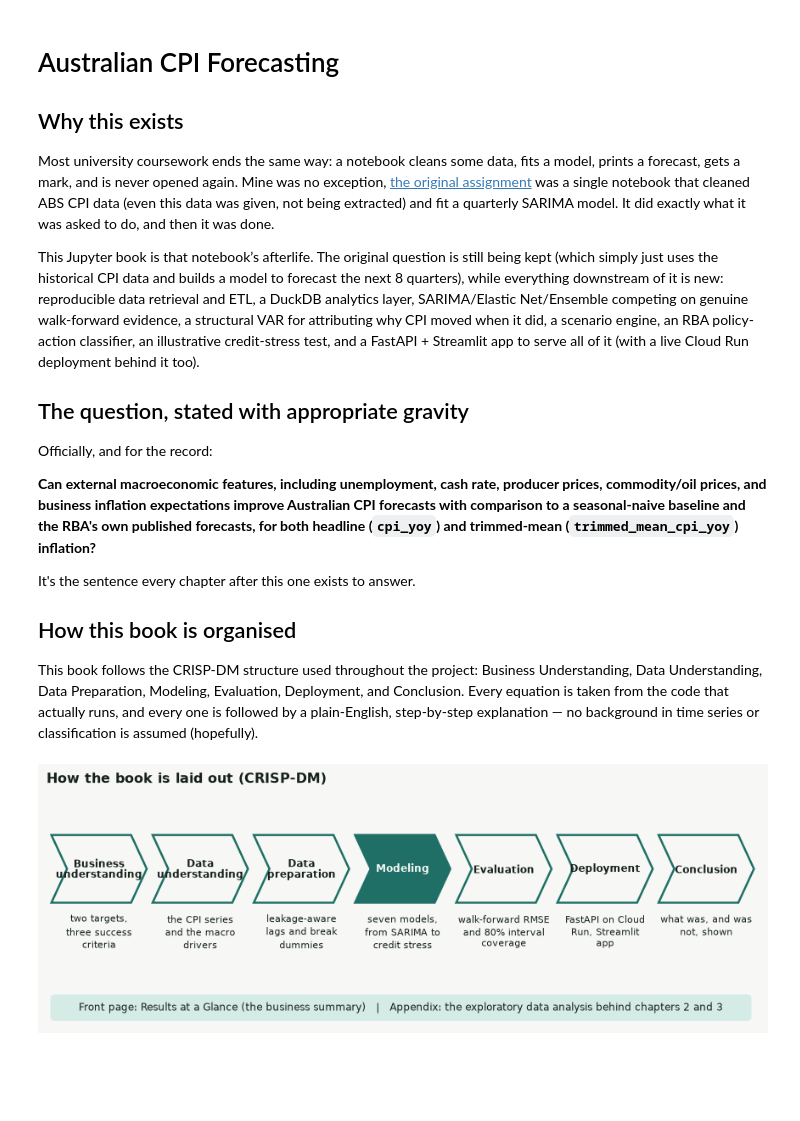
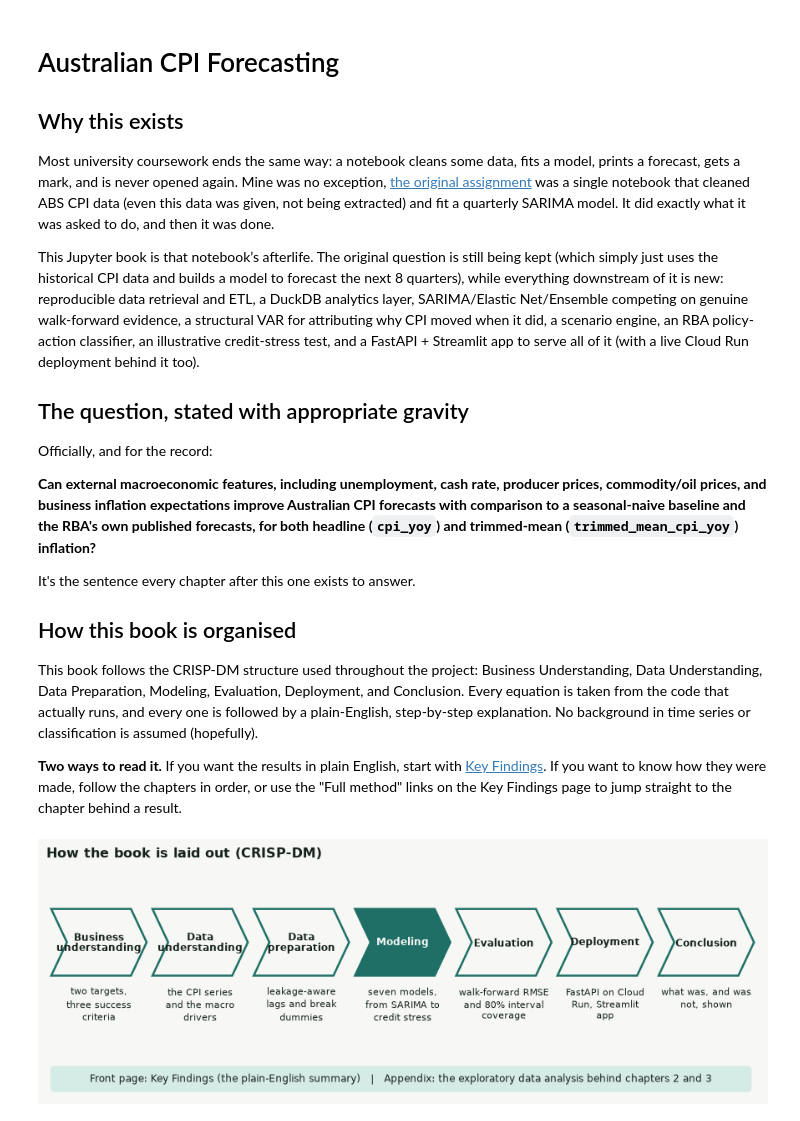
Before and after one commit to JuanVu1810/Australian-CPI-Forecast, a Jupyter notebook: book/australian_cpi_forecasting/intro.ipynb, the cells around one changed output. Cells and saved outputs as stored; diff of their text form; code cells hidden in the pictures; blank space fills up the shorter version.

````diff
--- a/book/australian_cpi_forecasting/intro.ipynb
+++ b/book/australian_cpi_forecasting/intro.ipynb
@@ -29,8 +29,9 @@ This book follows the CRISP-DM structure used throughout the project:
 Business Understanding, Data Understanding, Data Preparation, Modeling,
 Evaluation, Deployment, and Conclusion. Every equation is taken from the
 code that actually runs, and every one is followed by a plain-English,
-step-by-step explanation — no background in time series or classification
-is assumed (hopefully).
+step-by-step explanation. No background in time series or classification is assumed (hopefully).
+
+**Two ways to read it.** If you want the results in plain English, start with [Key Findings](00_results_at_a_glance). If you want to know how they were made, follow the chapters in order, or use the "Full method" links on the Key Findings page to jump straight to the chapter behind a result.
 # %%
 import sys, warnings
 from pathlib import Path
@@ -74,35 +75,35 @@ stages = [
     ("1", "Business\nunderstanding", "two targets, three success criteria"),
     ("2", "Data\nunderstanding", "the CPI series and the macro drivers"),
     ("3", "Data\npreparation", "leakage-aware lags and break dummies"),
     ("4", "Modeling", "seven models, from SARIMA to credit stress"),
     ("5", "Evaluation", "walk-forward RMSE and 80% interval coverage"),
     ("6", "Deployment", "FastAPI on Cloud Run, Streamlit app"),
     ("7", "Conclusion", "what was, and was not, shown"),
 ]
 fig, ax = plt.subplots(figsize=(9.2, 3.3))
 ax.set_xlim(0, 14.6)
 ax.set_ylim(-0.6, 4.6)
 ax.axis("off")
 w, gap, top = 1.95, 0.12, 3.6
 for i, (num, name, blurb) in enumerate(stages):
     x = 0.1 + i * (w + gap)
     tip = 0.32
     face = ACCENT if num == "4" else PAPER
     edge = ACCENT
     ax.add_patch(Polygon([(x, top), (x + w - tip, top), (x + w, top - 0.75), (x + w - tip, top - 1.5), (x, top - 1.5),
                           (x + tip, top - 0.75)], closed=True, facecolor=face, edgecolor=edge, linewidth=1.8))
     ax.text(x + w / 2, top - 0.75, name, ha="center", va="center", fontsize=8.6, fontweight="bold",
             color=PAPER if num == "4" else INK, linespacing=1.15)
     ax.text(x + w / 2, top - 1.72, "\n".join(textwrap.wrap(blurb, 17)), ha="center", va="top", fontsize=8, linespacing=1.35)
 ax.add_patch(FancyBboxPatch((0.1, -0.5), 14.3, 0.55, boxstyle="round,pad=0.02,rounding_size=0.1", facecolor=ACCENT_SOFT,
                             edgecolor="none", alpha=0.6))
-ax.text(7.25, -0.225, "Front page: Results at a Glance (the business summary)   |   Appendix: the exploratory data analysis behind chapters 2 and 3",
+ax.text(7.25, -0.225, "Front page: Key Findings (the plain-English summary)   |   Appendix: the exploratory data analysis behind chapters 2 and 3",
         ha="center", va="center", fontsize=8.6)
 ax.set_title("How the book is laid out (CRISP-DM)", loc="left", fontsize=11.5, fontweight="bold")
 fig.tight_layout()
 plt.show()
 # %% [output]
-[figure, old version]
+[figure, new version]
 # %% [markdown]
 ```{admonition} Static book vs. the live app
 :class: note
````
Also changed, not shown: parts of 1 cell of this notebook, 31 other files.
